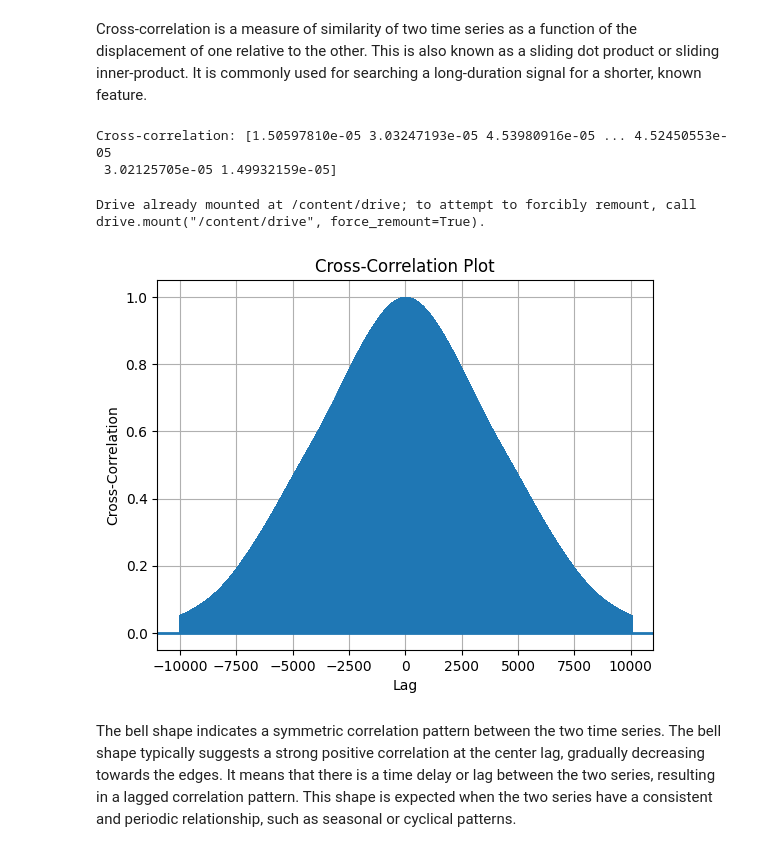
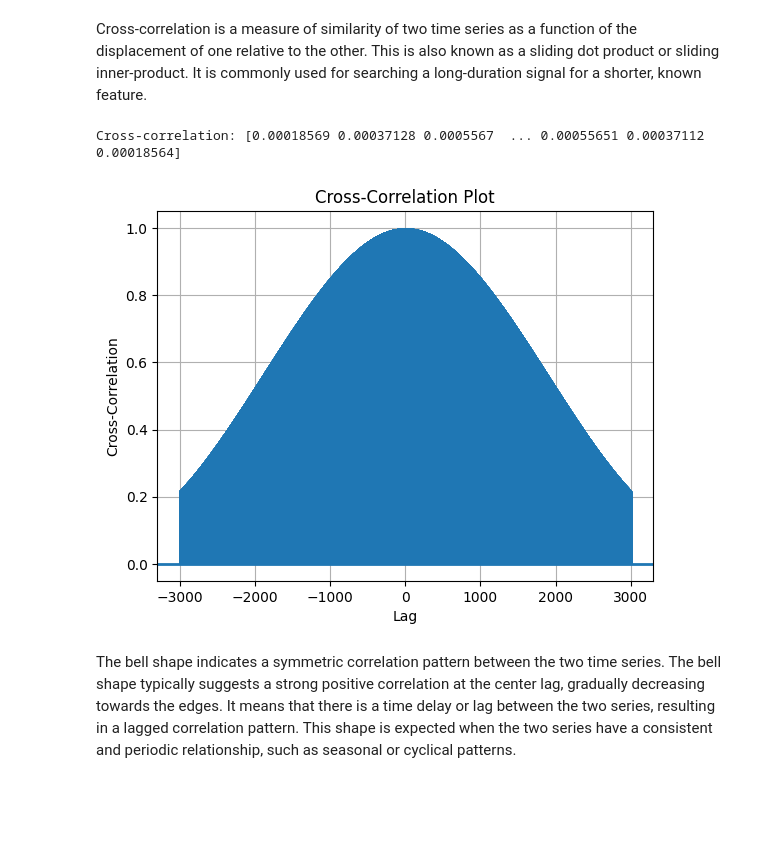
Before and after one commit to stephan-klein/caa_project_defi_vs_cex_prices, a Jupyter notebook: caa_statistics.ipynb, the cells around one changed output. Drawn from its saved outputs; the diff is of its cells as text; code cells hidden in the pictures; blank space fills up the shorter version.

```diff
--- a/caa_statistics.ipynb
+++ b/caa_statistics.ipynb
@@ -28,7 +28,7 @@ merged['moving_avg_btc_normalized'] = (merged['moving_avg_btc'] - merged['moving
 merged['moving_avg_uni_normalized'] = (merged['moving_avg_uni'] - merged['moving_avg_uni'].min()) / (merged['moving_avg_uni'].max() - merged['moving_avg_uni'].min())
 
 #merged = merged.resample('H').mean()
-start_time = '2022-01-01 00:00:00'
+start_time = '2022-01-09 00:00:00'
 end_time = '2022-01-10 23:59:59'
 merged = merged.loc[start_time:end_time]
 # %%
@@ -175,3 +129,7 @@ focus_frame = merged.loc[start_date:end_date].copy()
+# %%
+start_time = '2022-01-09 00:00:00'
+end_time = '2022-01-10 23:59:59'
+focus_frame = merged.loc[start_time:end_time].copy()
 # %%
 import numpy as np
 
@@ -185,22 +143,16 @@ ccor = ccov / len(ts1)
 
 print('Cross-correlation:', ccor)
 # %% [output]
-Cross-correlation: [1.50597810e-05 3.03247193e-05 4.53980916e-05 ... 4.52450553e-05
- 3.02125705e-05 1.49932159e-05]
+Cross-correlation: [0.00018569 0.00037128 0.0005567  ... 0.00055651 0.00037112 0.00018564]
-# %%
-from google.colab import drive
-drive.mount('/content/drive')
-# %% [output]
-Drive already mounted at /content/drive; to attempt to forcibly remount, call drive.mount("/content/drive", force_remount=True).
 # %%
-plt.xcorr(ccor, ccor, usevlines=True, maxlags=10000, normed=True, lw=2)
+plt.xcorr(ccor, ccor, usevlines=True, maxlags=3000, normed=True, lw=2)
 plt.xlabel('Lag')
 plt.ylabel('Cross-Correlation')
 plt.title('Cross-Correlation Plot')
 plt.grid(True)
 plt.show()
 # %% [output]
-[figure, old version]
+[figure, new version]
 # %% [markdown]
 The bell shape indicates a symmetric correlation pattern between the two time series. The bell shape typically suggests a strong positive correlation at the center lag, gradually decreasing towards the edges. It means that there is a time delay or lag between the two series, resulting in a lagged correlation pattern. This shape is expected when the two series have a consistent and periodic relationship, such as seasonal or cyclical patterns.
 # %% [markdown]
```
Also changed, not shown: parts of 19 cells of this notebook.
